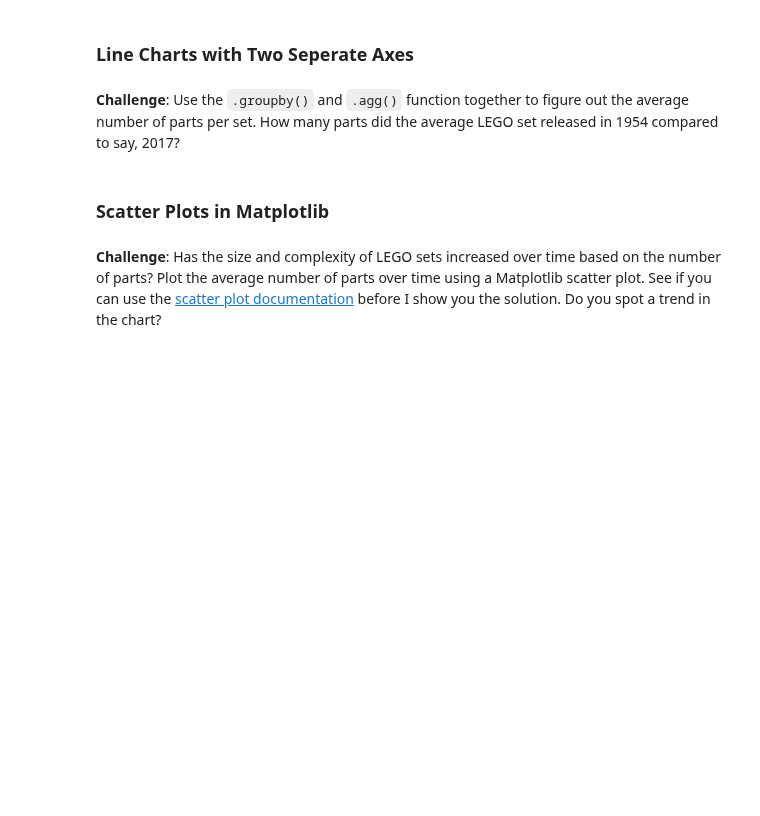
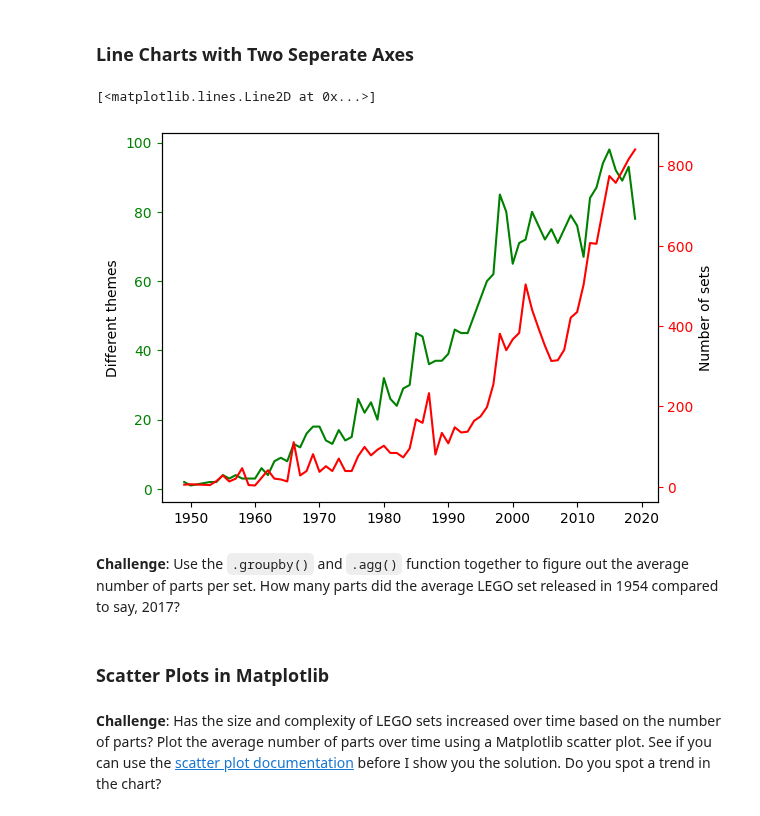
Before and after one commit to shadow19941019/100_day_of_code, a Jupyter notebook: Lego_Analysis_for_Course_(start).ipynb, the cells around one changed output. Saved outputs shown, nothing was run; the diff lists cells and outputs as text; code cells hidden in the pictures; blank space fills up the shorter version.

```diff
--- a/Lego_Analysis_for_Course_(start).ipynb
+++ b/Lego_Analysis_for_Course_(start).ipynb
@@ -62,5 +182,17 @@ Let's work out the number of different themes shipped by year. This means we hav
 # %% [markdown]
 ### Line Charts with Two Seperate Axes
+# %%
+ax1=plt.gca()
+ax1.set_ylabel('Different themes')
+ax2=ax1.twinx()
+ax2.set_ylabel('Number of sets')
+ax1.tick_params(axis='y', colors='green')
+ax2.tick_params(axis='y', colors='red')
+ax1.plot(themes_by_year.index[:-2],themes_by_year['theme_id'][:-2],color='green')
+ax2.plot(themes_by_year.index[:-2],themes_by_year['set_num'][:-2],color='red')
+# %% [output]
+[<matplotlib.lines.Line2D at 0x...>]
+[figure, added]
 # %% [markdown]
 **Challenge**: Use the <code>.groupby()</code> and <code>.agg()</code> function together to figure out the average number of parts per set. How many parts did the average LEGO set released in 1954 compared to say, 2017?
 # %% [markdown]
```
Also changed, not shown: parts of 16 cells of this notebook.
